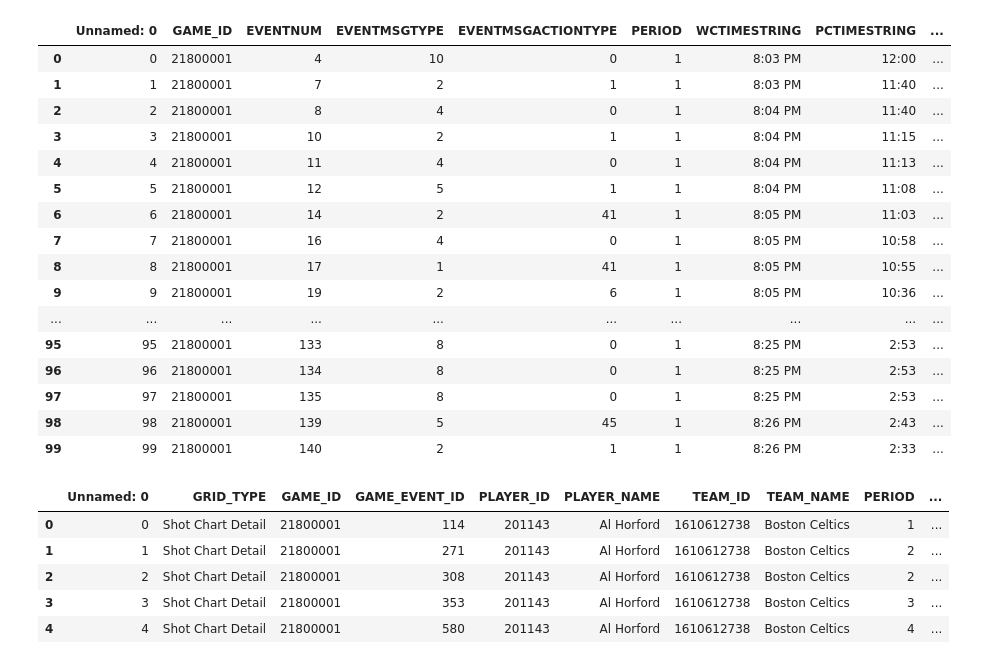
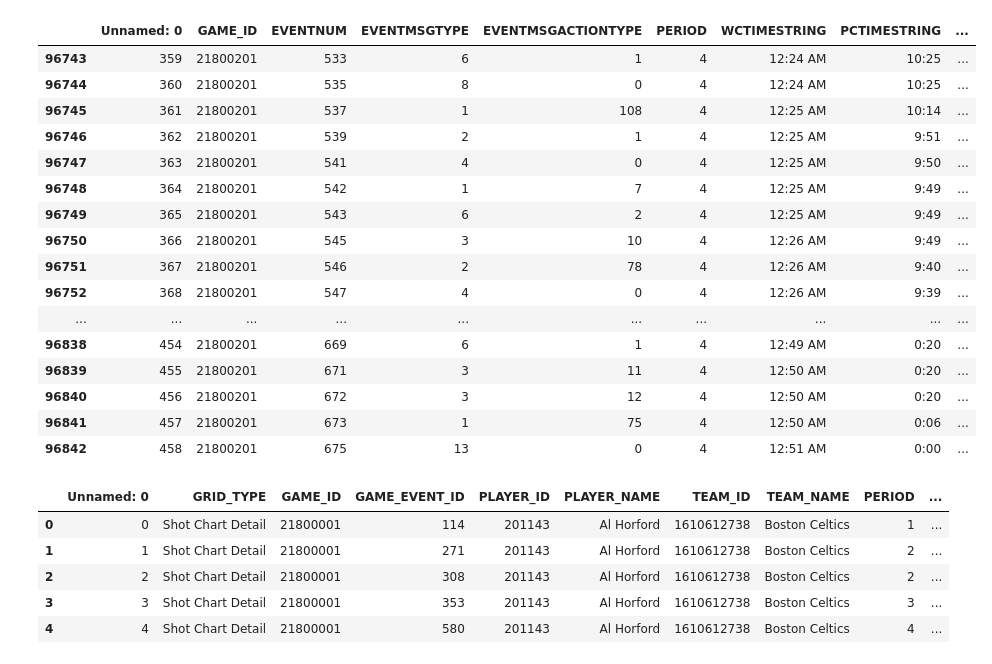
Before and after one commit to scottyla19/nylon, a Jupyter notebook: expected-value/Expected Points per Shot.ipynb, the cells around one changed output. Drawn from its saved outputs; the diff is of its cells as text; code cells hidden in the pictures.

```diff
--- a/expected-value/Expected Points per Shot.ipynb
+++ b/expected-value/Expected Points per Shot.ipynb
@@ -15,25 +15,25 @@ logs = pd.read_csv("all-game-logs.csv")
 shots = pd.read_csv("shotcharts-2018-19.csv")
 pbp = pd.read_csv("pbp-2018-19.csv")
 # %%
-pbp.head(100)
+pbp.tail(100)
 # %% [output]
 |  | Unnamed: 0 | GAME_ID | EVENTNUM | EVENTMSGTYPE | EVENTMSGACTIONTYPE | PERIOD | WCTIMESTRING | PCTIMESTRING | ... |
-| 0 | 0 | 21800001 | 4 | 10 | 0 | 1 | 8:03 PM | 12:00 | ... |
-| 1 | 1 | 21800001 | 7 | 2 | 1 | 1 | 8:03 PM | 11:40 | ... |
-| 2 | 2 | 21800001 | 8 | 4 | 0 | 1 | 8:04 PM | 11:40 | ... |
-| 3 | 3 | 21800001 | 10 | 2 | 1 | 1 | 8:04 PM | 11:15 | ... |
-| 4 | 4 | 21800001 | 11 | 4 | 0 | 1 | 8:04 PM | 11:13 | ... |
-| 5 | 5 | 21800001 | 12 | 5 | 1 | 1 | 8:04 PM | 11:08 | ... |
-| 6 | 6 | 21800001 | 14 | 2 | 41 | 1 | 8:05 PM | 11:03 | ... |
-| 7 | 7 | 21800001 | 16 | 4 | 0 | 1 | 8:05 PM | 10:58 | ... |
-| 8 | 8 | 21800001 | 17 | 1 | 41 | 1 | 8:05 PM | 10:55 | ... |
-| 9 | 9 | 21800001 | 19 | 2 | 6 | 1 | 8:05 PM | 10:36 | ... |
+| 96743 | 359 | 21800201 | 533 | 6 | 1 | 4 | 12:24 AM | 10:25 | ... |
+| 96744 | 360 | 21800201 | 535 | 8 | 0 | 4 | 12:24 AM | 10:25 | ... |
+| 96745 | 361 | 21800201 | 537 | 1 | 108 | 4 | 12:25 AM | 10:14 | ... |
+| 96746 | 362 | 21800201 | 539 | 2 | 1 | 4 | 12:25 AM | 9:51 | ... |
+| 96747 | 363 | 21800201 | 541 | 4 | 0 | 4 | 12:25 AM | 9:50 | ... |
+| 96748 | 364 | 21800201 | 542 | 1 | 7 | 4 | 12:25 AM | 9:49 | ... |
+| 96749 | 365 | 21800201 | 543 | 6 | 2 | 4 | 12:25 AM | 9:49 | ... |
+| 96750 | 366 | 21800201 | 545 | 3 | 10 | 4 | 12:26 AM | 9:49 | ... |
+| 96751 | 367 | 21800201 | 546 | 2 | 78 | 4 | 12:26 AM | 9:40 | ... |
+| 96752 | 368 | 21800201 | 547 | 4 | 0 | 4 | 12:26 AM | 9:39 | ... |
 | ... | ... | ... | ... | ... | ... | ... | ... | ... | ... |
-| 95 | 95 | 21800001 | 133 | 8 | 0 | 1 | 8:25 PM | 2:53 | ... |
-| 96 | 96 | 21800001 | 134 | 8 | 0 | 1 | 8:25 PM | 2:53 | ... |
-| 97 | 97 | 21800001 | 135 | 8 | 0 | 1 | 8:25 PM | 2:53 | ... |
-| 98 | 98 | 21800001 | 139 | 5 | 45 | 1 | 8:26 PM | 2:43 | ... |
-| 99 | 99 | 21800001 | 140 | 2 | 1 | 1 | 8:26 PM | 2:33 | ... |
+| 96838 | 454 | 21800201 | 669 | 6 | 1 | 4 | 12:49 AM | 0:20 | ... |
+| 96839 | 455 | 21800201 | 671 | 3 | 11 | 4 | 12:50 AM | 0:20 | ... |
+| 96840 | 456 | 21800201 | 672 | 3 | 12 | 4 | 12:50 AM | 0:20 | ... |
+| 96841 | 457 | 21800201 | 673 | 1 | 75 | 4 | 12:50 AM | 0:06 | ... |
+| 96842 | 458 | 21800201 | 675 | 13 | 0 | 4 | 12:51 AM | 0:00 | ... |
 # %%
 shots.head()
 # %% [output]
```
Also changed, not shown: parts of 3 cells of this notebook, 24 other files.
